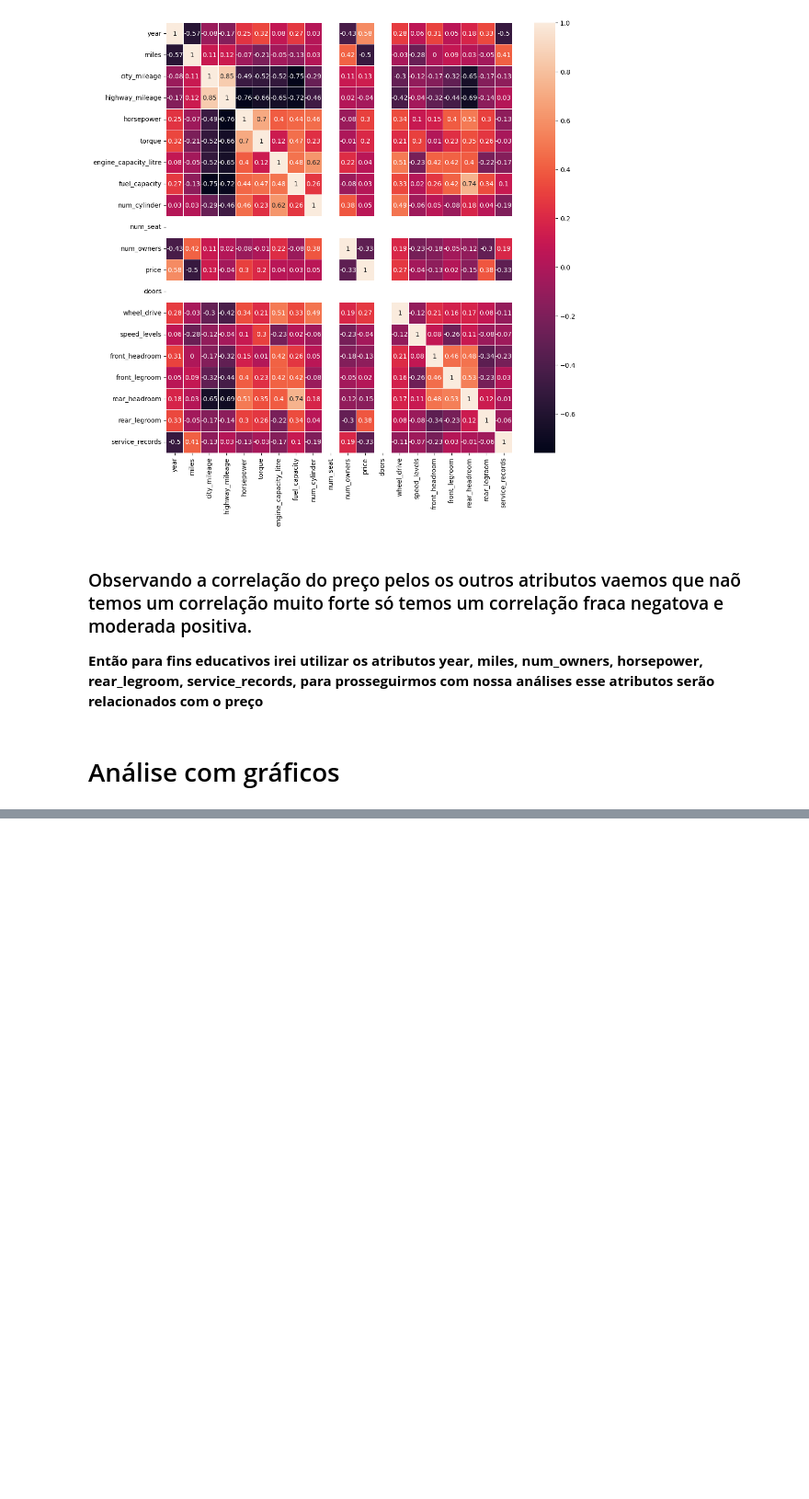
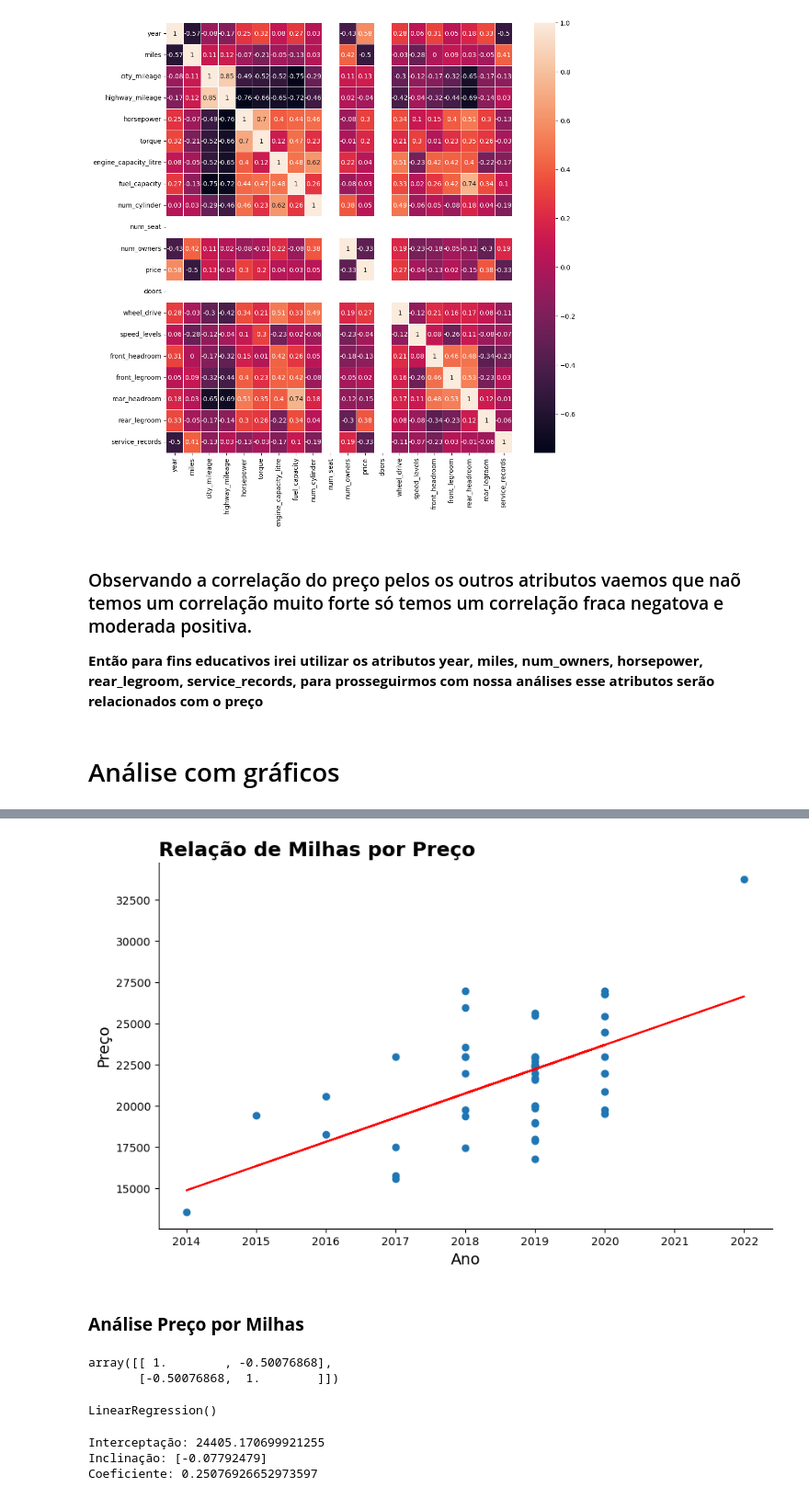
Before and after one commit to JacksonvBarbosa/Analise_Carros, a Jupyter notebook: cars_ml.ipynb, the cells around one changed output, grey strips where cells are left out. Shown at 92% size. Drawn from its saved outputs; the diff is of its cells as text; code cells hidden in the pictures; blank space fills up the shorter version.

Commit message:
Melhoria de código com regressão linear

```diff
--- a/cars_ml.ipynb
+++ b/cars_ml.ipynb
@@ -631,0 +260,6 @@ array([[2.0180e+03, 1.9950e+04, 1.5800e+02, 3.7400e+01, 9.0000e+00,
+# %%
+#Preço por Ano
+X_y = df_cars_copia.loc[:, 'year'].values
+y = df_cars.loc[:, 'price'].values
+corr_p_y = np.corrcoef(X_y, y)
+corr_p_y
@@ -631,0 +269,7 @@ array([[2.0180e+03, 1.9950e+04, 1.5800e+02, 3.7400e+01, 9.0000e+00,
+# %%
+# Transforma valores independentes em matrix
+X_matrix_y = X_y.reshape(-1, 1)
+# %%
+# Instânciando (Cria objeto) a Regressão Linear
+modelo_1 = LinearRegression()
+modelo_1.fit(X_matrix_y, y)
@@ -631,0 +286,3 @@ array([[2.0180e+03, 1.9950e+04, 1.5800e+02, 3.7400e+01, 9.0000e+00,
+# %%
+previsoes_p_y = modelo_1.predict(X_matrix_y)
+previsoes_p_y
@@ -631,0 +303,22 @@ array([[2.0180e+03, 1.9950e+04, 1.5800e+02, 3.7400e+01, 9.0000e+00,
+# %%
+# Correlação de Ano por Preço
+
+plt.figure(figsize=(10,6))
+plt.scatter(X_matrix_y,y)
+plt.plot(X_matrix_y, previsoes_p_y, color = 'red')
+plt.title('Relação de Milhas por Preço', fontsize=18, fontweight='bold', loc='left')
+plt.xlabel('Ano', fontsize=14)
+plt.ylabel('Preço', fontsize=14)
+sns.despine()
+plt.show()
+# %% [output]
+[figure, added]
+# %% [markdown]
+### **Análise Preço por Milhas**
+# %%
+X_m = df_cars_copia.loc[:, 'miles'].values
+corr_p_m = np.corrcoef(X_m, y)
+corr_p_m
+# %% [output]
+array([[ 1.        , -0.50076868],
+       [-0.50076868,  1.        ]])
@@ -631,0 +328,14 @@ array([[2.0180e+03, 1.9950e+04, 1.5800e+02, 3.7400e+01, 9.0000e+00,
+# %%
+# Instânciando (Cria objeto) a Regressão Linear
+modelo_2 = LinearRegression()
+modelo_2.fit(X_matrix_m, y)
+# %% [output]
+LinearRegression()
+# %%
+print(f'Interceptação: {modelo_2.intercept_}')
+print(f'Inclinação: {modelo_2.coef_}')
+print(f'Coeficiente: {modelo_2.score(X_matrix_m, y)}')
+# %% [output]
+Interceptação: 24405.170699921255
+Inclinação: [-0.07792479]
+Coeficiente: 0.25076926652973597
```
Also changed, not shown: parts of 51 cells of this notebook.
